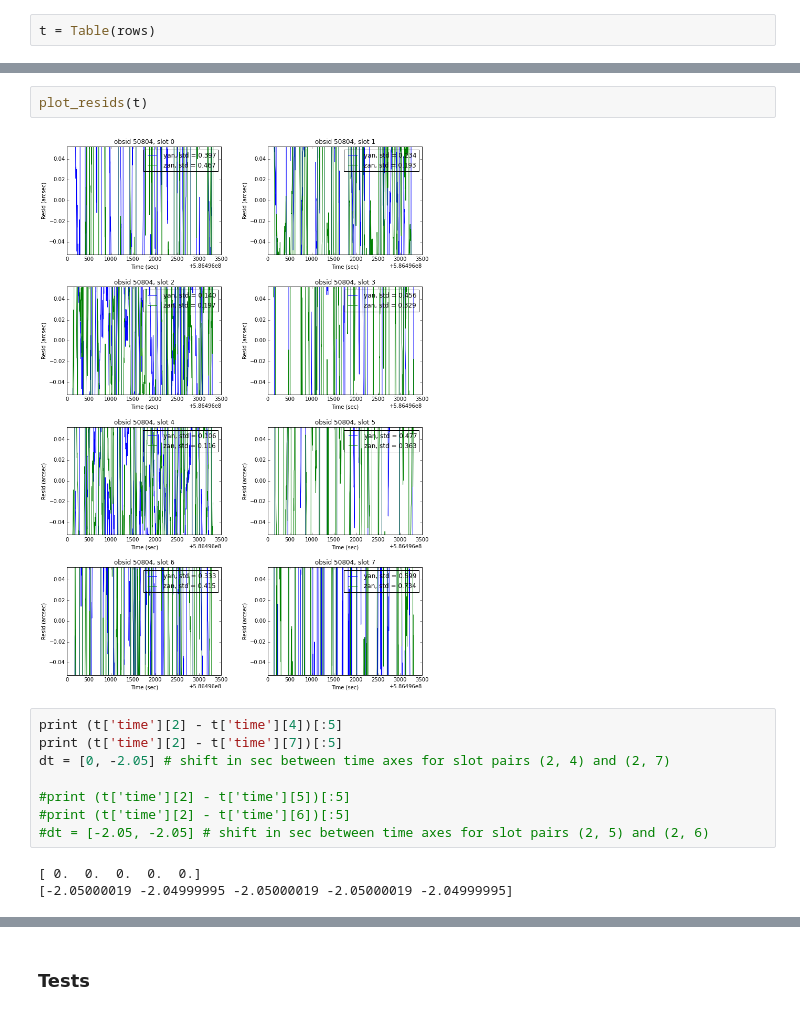
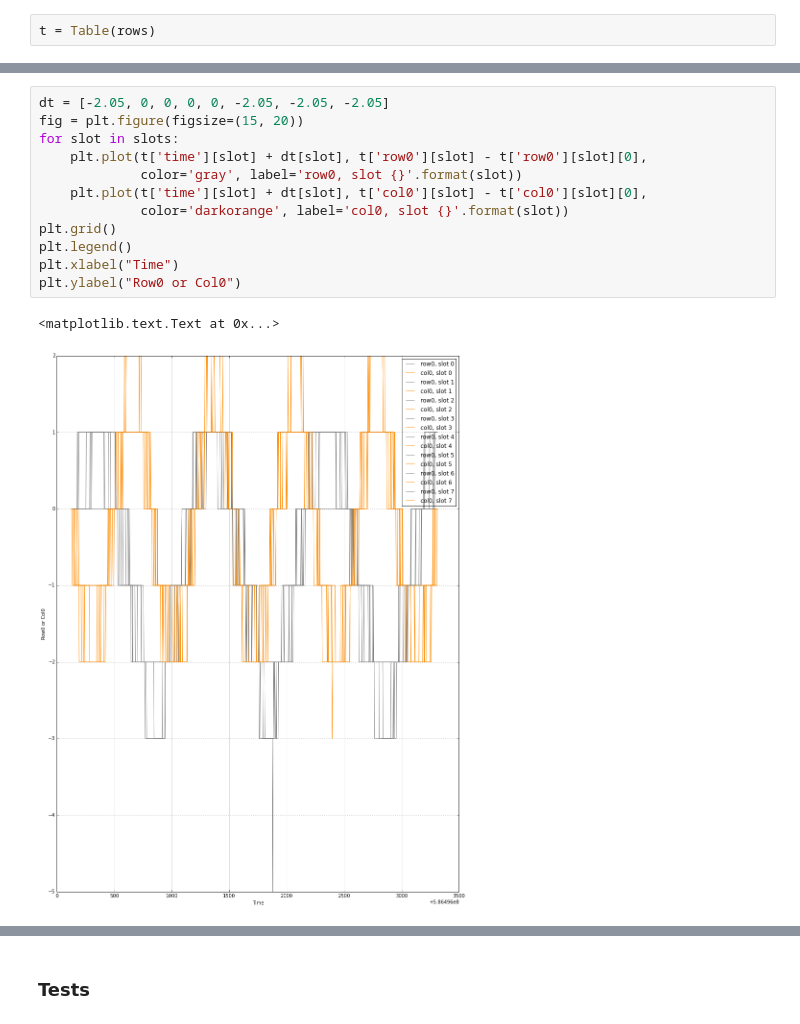
Before and after one commit to malgosias/aca_dark_current, a Jupyter notebook: aca_dark_current.ipynb, the cells around one changed output, grey strips where cells are left out. Saved outputs shown, nothing was run; the diff lists cells and outputs as text.

```diff
--- a/aca_dark_current.ipynb
+++ b/aca_dark_current.ipynb
@@ -560,15 +441,15 @@ plot_resids(t, '_compare')
-# %%
-plot_resids(t)
-# %% [output]
-[figure, removed]
-# %%
-print (t['time'][2] - t['time'][4])[:5]
-print (t['time'][2] - t['time'][7])[:5]
-dt = [0, -2.05] # shift in sec between time axes for slot pairs (2, 4) and (2, 7)
-
-#print (t['time'][2] - t['time'][5])[:5]
-#print (t['time'][2] - t['time'][6])[:5]
-#dt = [-2.05, -2.05] # shift in sec between time axes for slot pairs (2, 5) and (2, 6)
-# %% [output]
-[ 0.  0.  0.  0.  0.]
-[-2.05000019 -2.04999995 -2.05000019 -2.05000019 -2.04999995]
+# %%
+dt = [-2.05, 0, 0, 0, 0, -2.05, -2.05, -2.05]
+fig = plt.figure(figsize=(15, 20))
+for slot in slots:
+    plt.plot(t['time'][slot] + dt[slot], t['row0'][slot] - t['row0'][slot][0],
+             color='gray', label='row0, slot {}'.format(slot))
+    plt.plot(t['time'][slot] + dt[slot], t['col0'][slot] - t['col0'][slot][0],
+             color='darkorange', label='col0, slot {}'.format(slot))
+plt.grid()
+plt.legend()
+plt.xlabel("Time")
+plt.ylabel("Row0 or Col0")
+# %% [output]
+<matplotlib.text.Text at 0x...>
+[figure, added]
```
Also changed, not shown: parts of 22 cells of this notebook.
